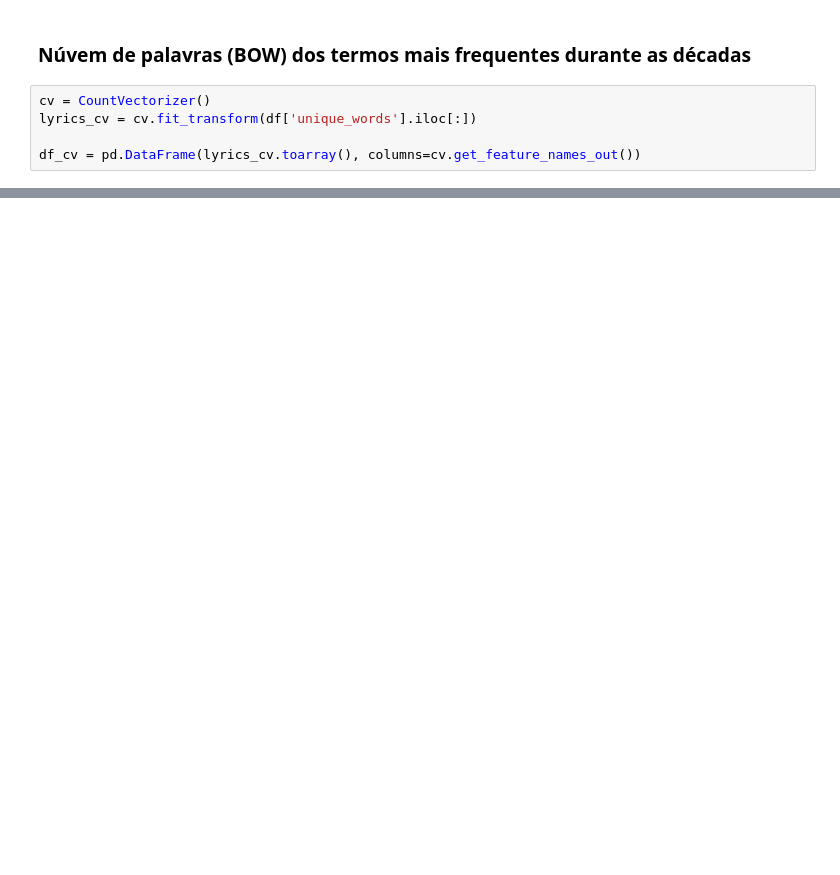
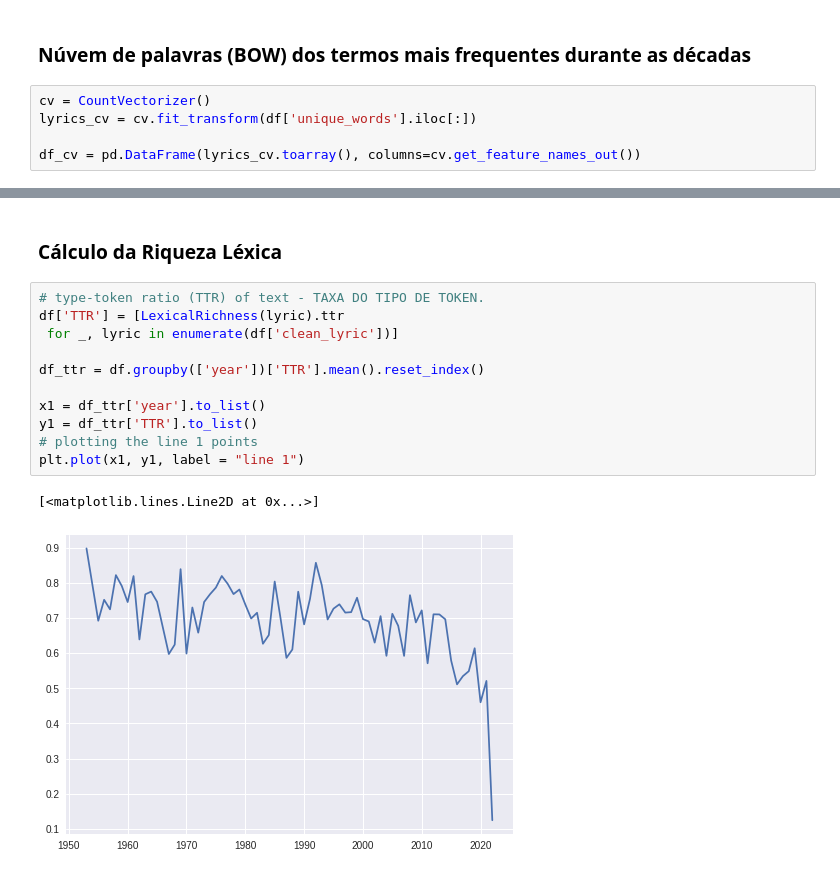
Before and after one commit to mateus-lourenco/emotion-mining-and-sentiment-analysis, a Jupyter notebook: src/analysis.ipynb, the cells around one changed output, grey strips where cells are left out. Drawn from its saved outputs; the diff is of its cells as text; blank space fills up the shorter version.

```diff
--- a/src/analysis.ipynb
+++ b/src/analysis.ipynb
@@ -86,0 +89,16 @@ array([50, 60, 70, 80, 90,  0, 10, 20])
+# %% [markdown]
+### Cálculo da Riqueza Léxica
+# %%
+# type-token ratio (TTR) of text - TAXA DO TIPO DE TOKEN.
+df['TTR'] = [LexicalRichness(lyric).ttr
+ for _, lyric in enumerate(df['clean_lyric'])]
+
+df_ttr = df.groupby(['year'])['TTR'].mean().reset_index()
+
+x1 = df_ttr['year'].to_list()
+y1 = df_ttr['TTR'].to_list()
+# plotting the line 1 points
+plt.plot(x1, y1, label = "line 1")
+# %% [output]
+[<matplotlib.lines.Line2D at 0x...>]
+[figure, added]
```
Also changed, not shown: parts of 17 cells of this notebook.
